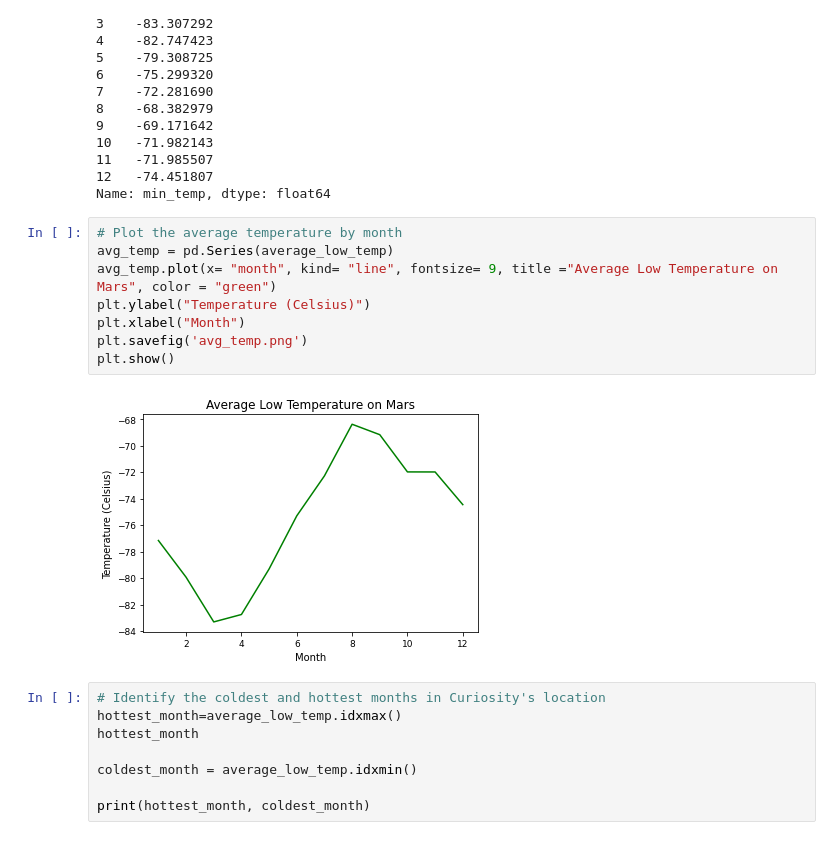
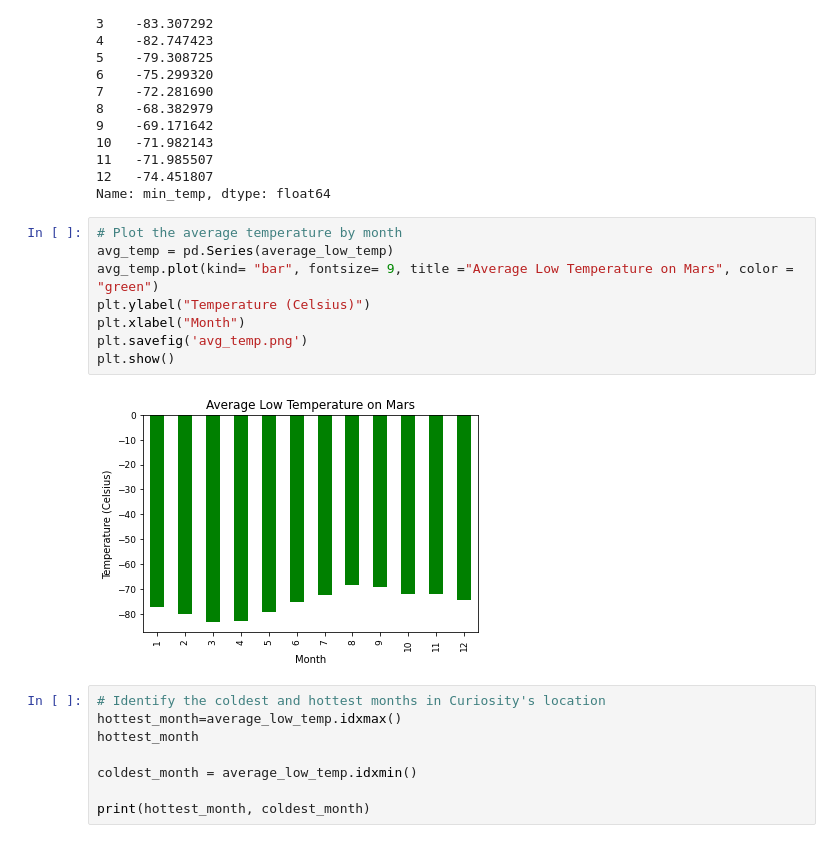
Before and after one commit to SheTroxel/Mars_Webscraping_Challenge, a Jupyter notebook: part_2_mars_weather.ipynb, the cells around one changed output. Saved outputs shown, nothing was run; the diff lists cells and outputs as text.

```diff
--- a/part_2_mars_weather.ipynb
+++ b/part_2_mars_weather.ipynb
@@ -221,13 +221,13 @@ Name: min_temp, dtype: float64
 # %%
 # Plot the average temperature by month
 avg_temp = pd.Series(average_low_temp)
-avg_temp.plot(x= "month", kind= "line", fontsize= 9, title ="Average Low Temperature on Mars", color = "green")
+avg_temp.plot(kind= "bar", fontsize= 9, title ="Average Low Temperature on Mars", color = "green")
 plt.ylabel("Temperature (Celsius)")
 plt.xlabel("Month")
 plt.savefig('avg_temp.png')
 plt.show()
 # %% [output]
-[figure, old version]
+[figure, new version]
 # %%
 # Identify the coldest and hottest months in Curiosity's location
 hottest_month=average_low_temp.idxmax()
```
Also changed, not shown: parts of 2 cells of this notebook, 4 other files.
